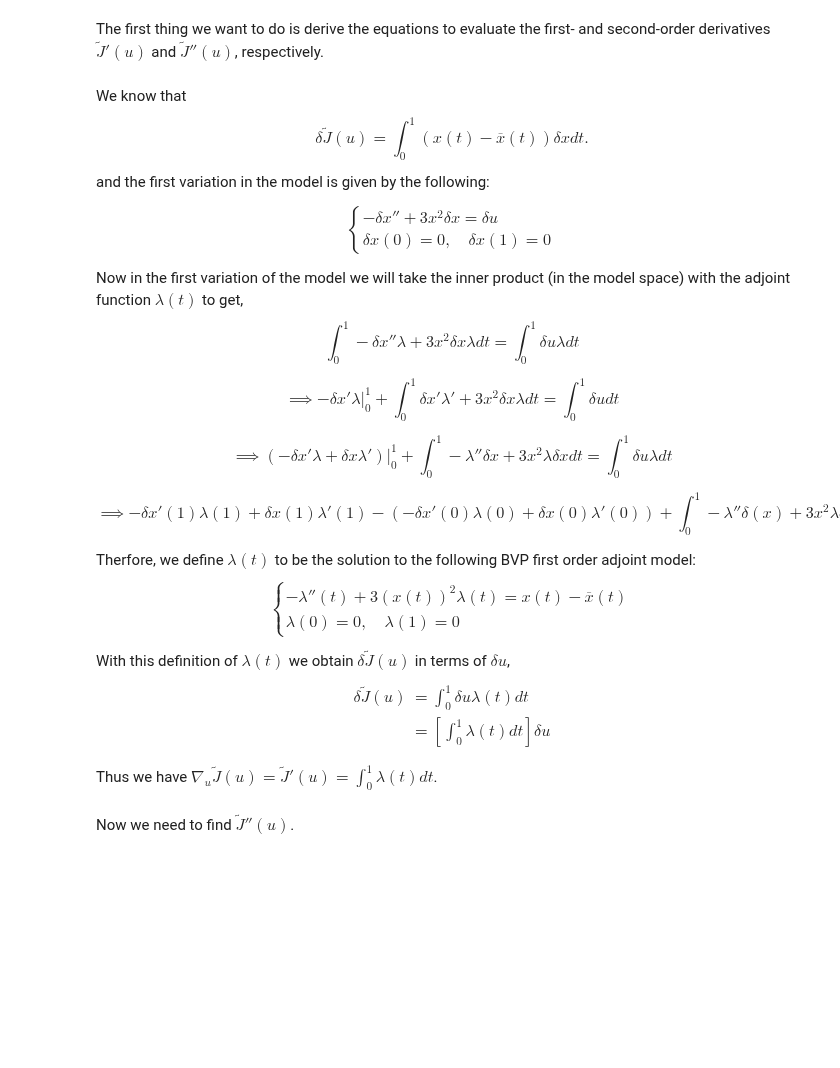
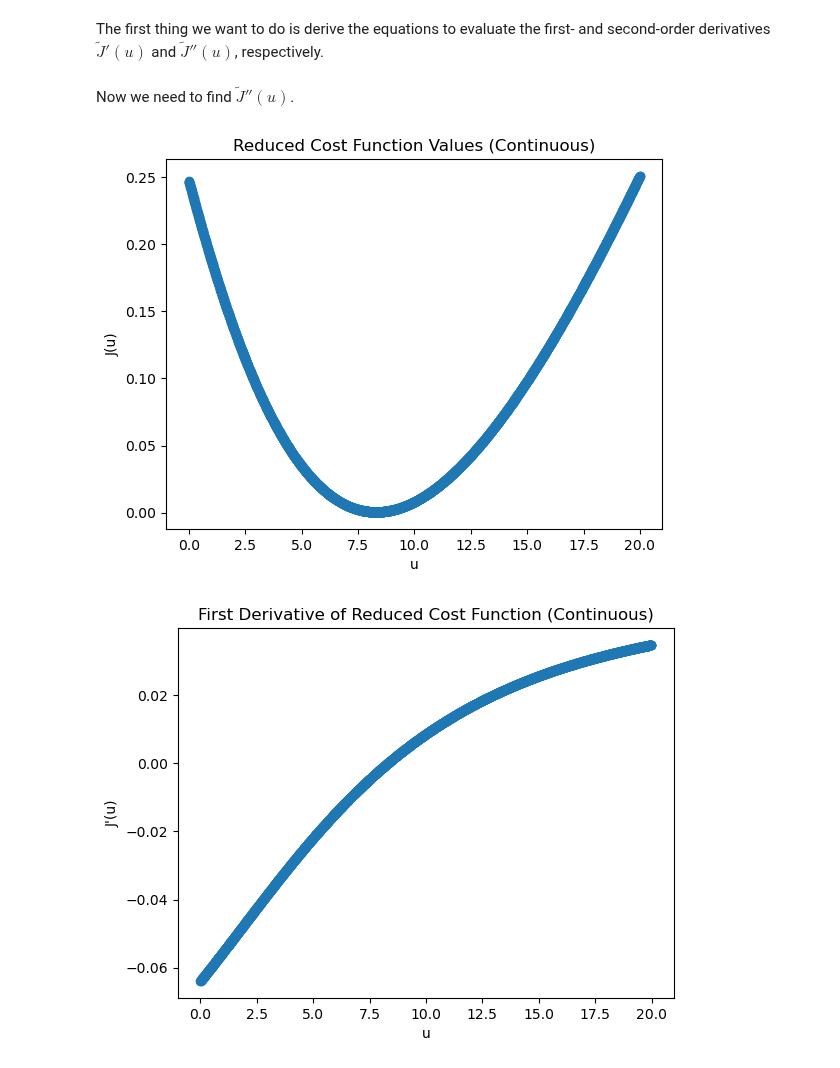
Before and after one commit to eabogle/numerical-optimization, a Jupyter notebook: model_constrained/Homework_4.ipynb, the cells around one changed output. Drawn from its saved outputs; the diff is of its cells as text; code cells hidden in the pictures; blank space fills up the shorter version.

```diff
--- a/model_constrained/Homework_4.ipynb
+++ b/model_constrained/Homework_4.ipynb
@@ -16,54 +16,5 @@ $$
 $$
 # %% [markdown]
 The first thing we want to do is derive the equations to evaluate the first- and second-order derivatives $\tilde{J}'(u)$ and $\tilde{J}''(u)$, respectively.
-# %% [markdown]
-We know that
-$$
-\delta \tilde{J}(u) = \int_0^1 (x(t)-\overline{x}(t))\delta x dt.
-$$
-and the first variation in the model is given by the following:
-
-
-$$
-\begin{cases}
--\delta x'' + 3x^2\delta x = \delta u \\
-\delta x(0)=0, \quad \delta x(1)=0
-\end{cases}
-$$
-
-Now in the first variation of the model we will take the inner product (in the model space) with the adjoint function $\lambda(t)$ to get,
-$$
-\int_0^1-\delta x''\lambda + 3x^2\delta x \lambda dt = \int_0^1\delta u \lambda dt
-$$
-
-$$
-\implies -\delta x'\lambda |_0^1 +\int_0^1 \delta x'\lambda' + 3x^2\delta x \lambda dt = \int_0^1 \delta u dt
-$$
-
-$$
-\implies (-\delta x'\lambda + \delta x \lambda')|_0^1 + \int_0^1 -\lambda''\delta x + 3x^2\lambda \delta x dt = \int_0^1 \delta u \lambda dt
-$$
-
-$$
-\implies -\delta x'(1) \lambda (1) + \delta x(1) \lambda' (1) - (-\delta x'(0) \lambda (0) + \delta x(0) \lambda' (0)) + \int_0^1 -\lambda'' \delta (x) + 3x^2 \lambda \delta (x) dt = \int_0^1 \delta u \lambda dt
-$$
-
-Therfore, we define $\lambda (t)$ to be the solution to the following BVP first order adjoint model:
-$$
-\begin{cases}
--\lambda''(t) +3(x(t))^2 \lambda(t) = x(t) - \overline{x}(t) \\
-\lambda (0) =0, \quad \lambda(1)=0
-\end{cases}
-$$
-
-With this definition of $\lambda (t)$ we obtain $\delta \tilde{J}(u)$ in terms of $\delta u$,
-$$
-\begin{align*}
-\delta \tilde{J}(u) &= \int_0^1 \delta u \lambda(t) dt\\
-&= [\int_0^1 \lambda(t) dt]\delta u
-\end{align*}
-$$
-
-Thus we have $\nabla_u \tilde{J}(u)=\tilde{J}'(u)=\int_0^1 \lambda(t) dt$.
 # %% [markdown]
 Now we need to find $\tilde{J}''(u)$.
@@ -69,0 +163,5 @@ Now we need to find $\tilde{J}''(u)$.
+# %%
+homework4prob1()
+# %% [output]
+[figure, added]
+[figure, added]
```
Also changed, not shown: parts of 3 cells of this notebook.
